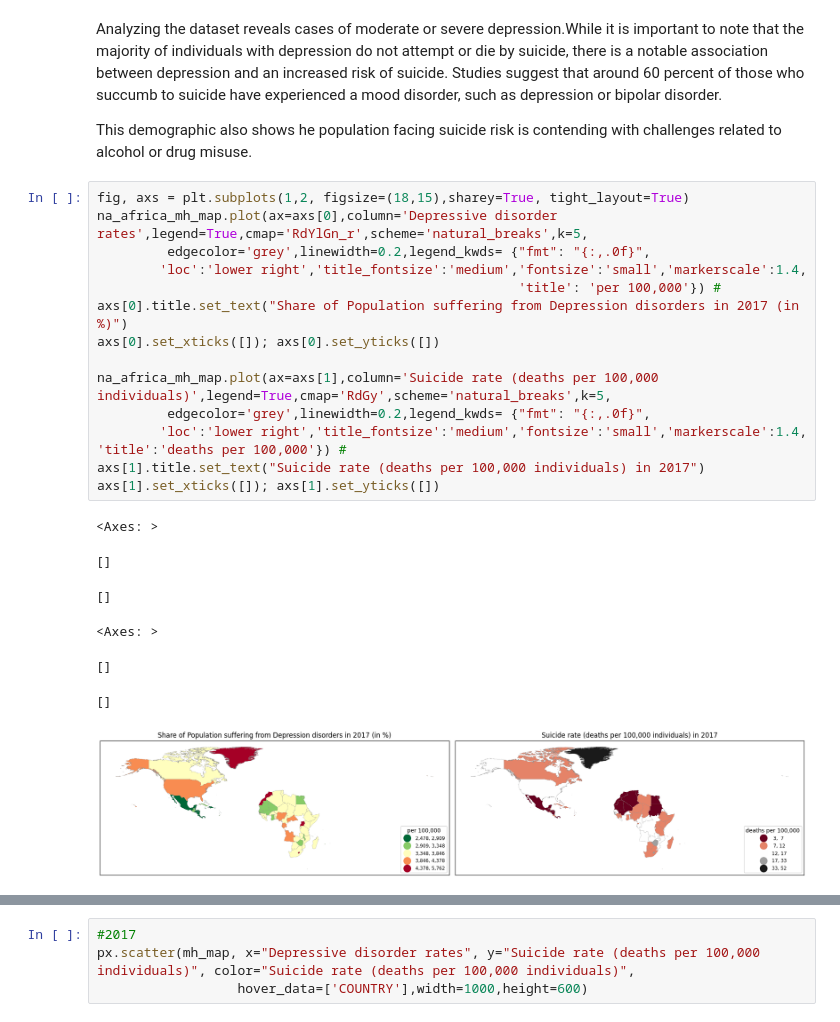
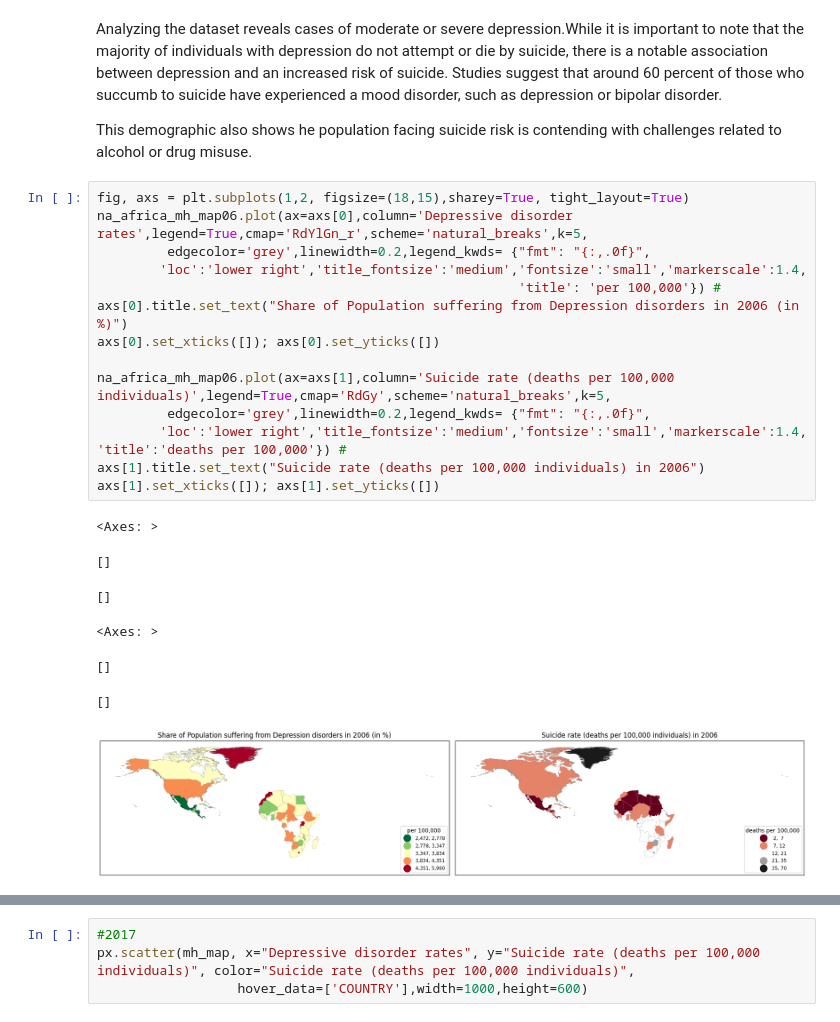
Before and after one commit to iyeboah22/GIS-DS, a Jupyter notebook: ps4.ipynb, the cells around one changed output, grey strips where cells are left out. Drawn from its saved outputs; the diff is of its cells as text.

```diff
--- a/ps4.ipynb
+++ b/ps4.ipynb
@@ -324,24 +318,24 @@ Analyzing the dataset reveals cases of moderate or severe depression.While it is
 This demographic also shows he population facing suicide risk is contending with challenges related to alcohol or drug misuse.
 # %%
 fig, axs = plt.subplots(1,2, figsize=(18,15),sharey=True, tight_layout=True)
-na_africa_mh_map.plot(ax=axs[0],column='Depressive disorder rates',legend=True,cmap='RdYlGn_r',scheme='natural_breaks',k=5,
+na_africa_mh_map06.plot(ax=axs[0],column='Depressive disorder rates',legend=True,cmap='RdYlGn_r',scheme='natural_breaks',k=5,
          edgecolor='grey',linewidth=0.2,legend_kwds= {"fmt": "{:,.0f}",
         'loc':'lower right','title_fontsize':'medium','fontsize':'small','markerscale':1.4,
                                                       'title': 'per 100,000'}) #
-axs[0].title.set_text("Share of Population suffering from Depression disorders in 2017 (in %)")
+axs[0].title.set_text("Share of Population suffering from Depression disorders in 2006 (in %)")
 axs[0].set_xticks([]); axs[0].set_yticks([])
 
-na_africa_mh_map.plot(ax=axs[1],column='Suicide rate (deaths per 100,000 individuals)',legend=True,cmap='RdGy',scheme='natural_breaks',k=5,
+na_africa_mh_map06.plot(ax=axs[1],column='Suicide rate (deaths per 100,000 individuals)',legend=True,cmap='RdGy',scheme='natural_breaks',k=5,
          edgecolor='grey',linewidth=0.2,legend_kwds= {"fmt": "{:,.0f}",
         'loc':'lower right','title_fontsize':'medium','fontsize':'small','markerscale':1.4, 'title':'deaths per 100,000'}) #
-axs[1].title.set_text("Suicide rate (deaths per 100,000 individuals) in 2017")
+axs[1].title.set_text("Suicide rate (deaths per 100,000 individuals) in 2006")
 axs[1].set_xticks([]); axs[1].set_yticks([])
 # %% [output]
 <Axes: >
 []
 []
 <Axes: >
 []
 []
-[figure, old version]
+[figure, new version]
 # %%
```
Also changed, not shown: parts of 28 cells of this notebook.
